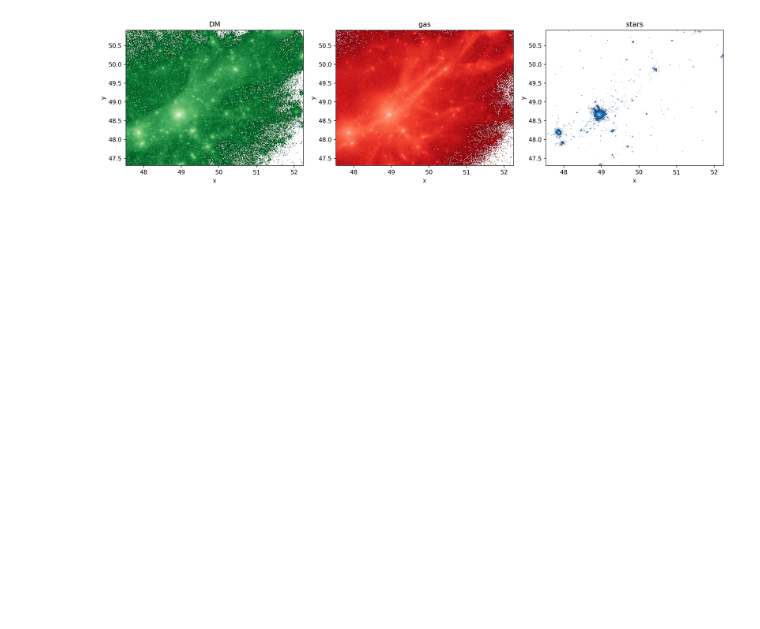
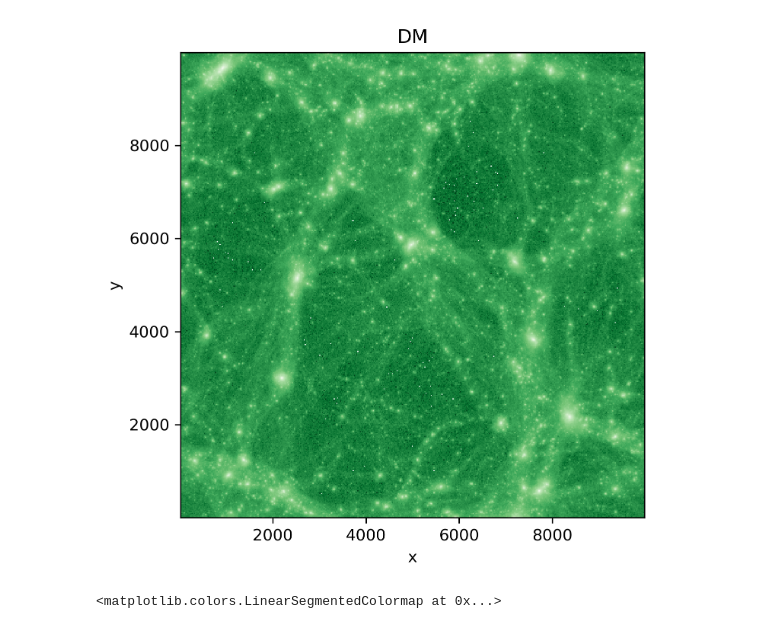
Before and after one commit to cielo-simulations/quick_gadget_plot, a Jupyter notebook: plot_box.ipynb, the cells around one changed output. Cells and saved outputs as stored; diff of their text form; code cells hidden in the pictures; blank space fills up the shorter version.

```diff
--- a/plot_box.ipynb
+++ b/plot_box.ipynb
@@ -15,13 +15,12 @@ from pygadget import Simulation, Subfind
 
 from pygadget import Simulation, Subfind
 
-basedir = '/media/data1/ptissera/Halo_C09_c/'
-basename = 'snap_C09_200_SN_{snapNum:d}'
+basedir = '/home/patricia/backupragnar/Outputs/Run230_MARE_D/'
+basename = 'snap_230_{snapNum:03d}'
 
-snapNum = 100
+snapNum = 31
 
-snap = Simulation(basedir + basename.format(snapNum=snapNum))
-subs = Subfind(basedir, snapNum, snap=snap)
+snap = Simulation(basedir + basename.format(snapNum=snapNum), pot=True)
 # %%
 # read positions blocks
 
@@ -38,22 +37,26 @@ shape = 512
 # %%
 plt.figure(figsize=(15, 5), dpi=300)
 
 axs = []
-for i, p in enumerate(plots):
+for i, p in enumerate([halo_pos]):
 
     if i==0:
         ax = plt.subplot2grid(shape=(1, len(plots)), loc=(0, i))
     else:
         ax = plt.subplot2grid(shape=(1, len(plots)), loc=(0, i), sharex=axs[0], sharey=axs[0])
 
     axs.append(ax)
 
     ds = vaex.from_pandas(p)
     ds.plot('x', 'y', f='log10', colormap=colors[i], colorbar=False, shape=shape)
-    #ax.scatter(p.x, p.y, s=marker_size, c=colors[i])
+    #ax.scatter(p.x, p.y, s=.01, alpha=.1)
     ax.set_aspect('equal')
     ax.set_title(names[i])
 
 plt.tight_layout()
 # %% [output]
-[figure, old version]
+[figure, new version]
+# %%
+colors[i]
+# %% [output]
+<matplotlib.colors.LinearSegmentedColormap at 0x...>
```
Also changed, not shown: parts of 2 cells of this notebook, 1 other file.
